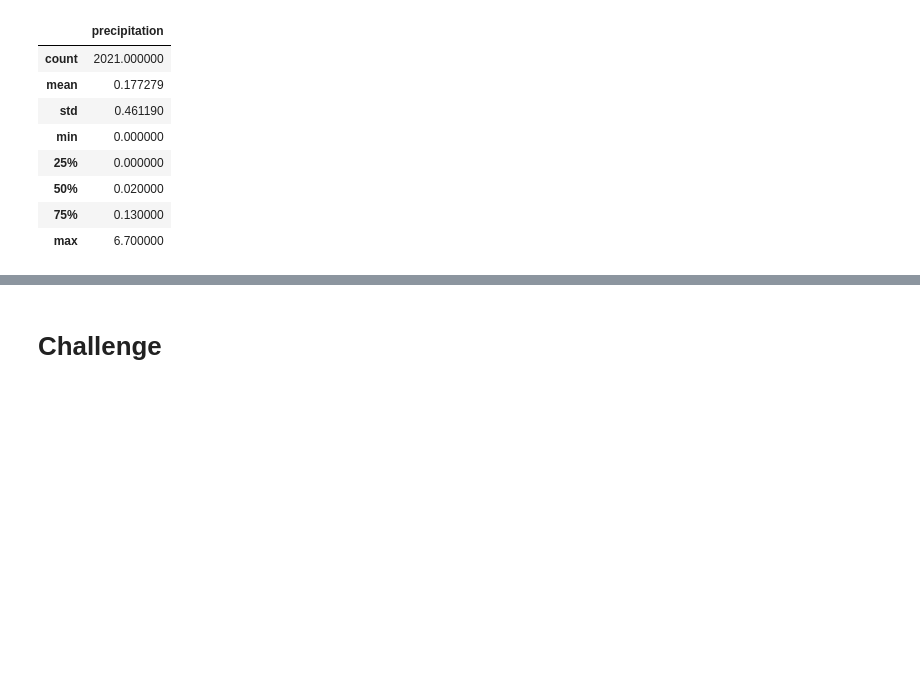
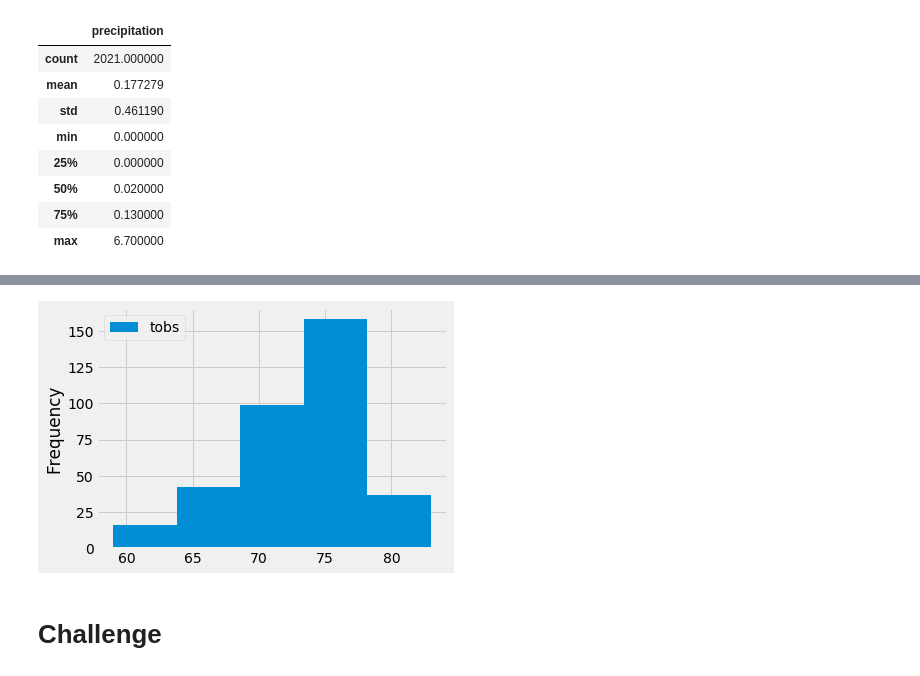
Before and after one commit to Al-Huneidi/surfs_up, a Jupyter notebook: climate_analysis.ipynb, the cells around one changed output, grey strips where cells are left out. Drawn from its saved outputs; the diff is of its cells as text; code cells hidden in the pictures; blank space fills up the shorter version.

```diff
--- a/climate_analysis.ipynb
+++ b/climate_analysis.ipynb
@@ -166,3 +214,9 @@ df.describe()
+# %%
+# Plot the Temperature Observations using 5 bins to see the difference in the number of bins used.
+df.plot.hist(bins=5)
+plt.tight_layout()
+# %% [output]
+[figure, added]
 # %%
 # Write a function called `calc_temps` that will accept start date and end date in the format '%Y-%m-%d'
 # and return the minimum, average, and maximum temperatures for that range of dates
```
Also changed, not shown: parts of 5 cells of this notebook.
